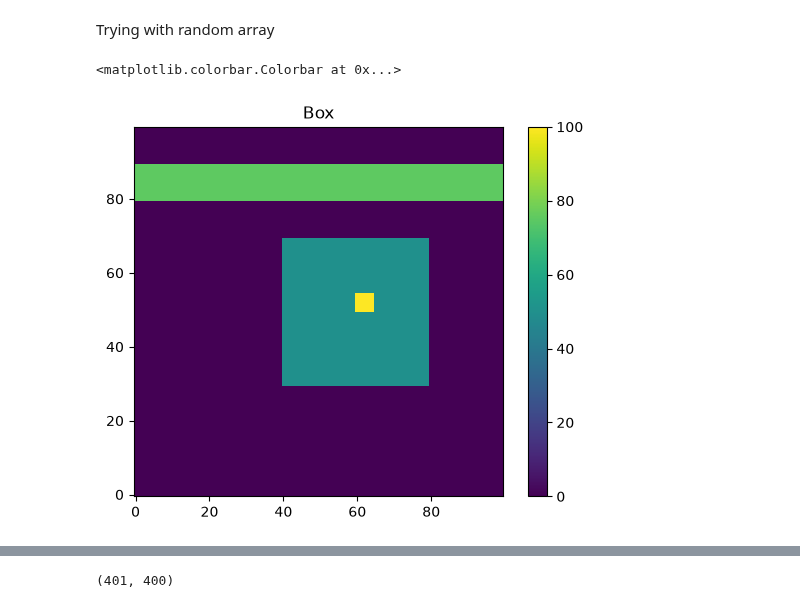
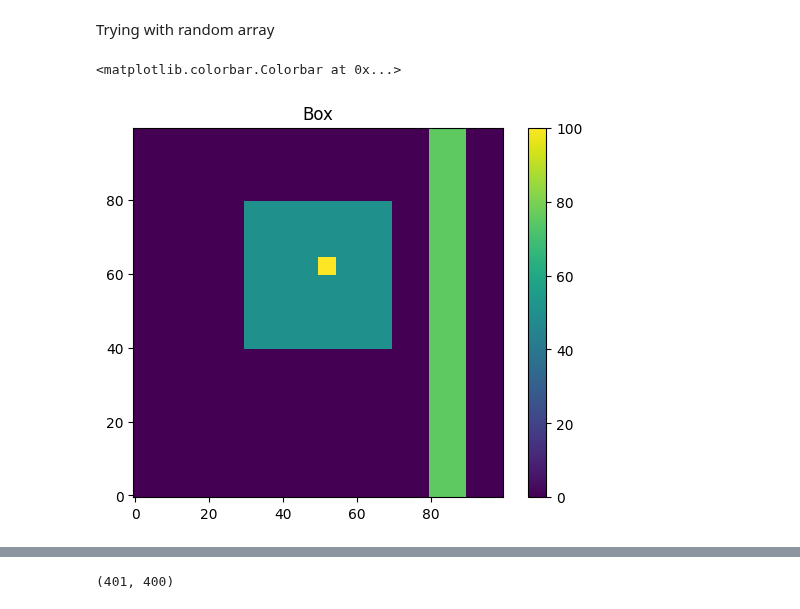
Before and after one commit to imanbeh/csm_pipeline, a Jupyter notebook: data_validation/data_val_azimuthal_radial.ipynb, the cells around one changed output, grey strips where cells are left out. Cells and saved outputs as stored; diff of their text form; code cells hidden in the pictures.

```diff
--- a/data_validation/data_val_azimuthal_radial.ipynb
+++ b/data_validation/data_val_azimuthal_radial.ipynb
@@ -147,31 +158,31 @@ Trying with random array
 # %%
 import numpy as np
 
 # Image dimensions
 width = 100
 height = 100
 
 # Create a NumPy array to represent the image
 image = np.zeros((100, 100))
 
 # Set colors for the eye
 
 # Draw the eye
 image[40:80, 30:70] = 50
 
 # Draw the pupil
 image[60:65, 50:55] = 100
 
 image[0:100, 80:90] = 75
 
 
 # Save the image
-plt.imshow(image.transpose(),origin = 'lower')
+plt.imshow(image,origin = 'lower')
 plt.title('Box')
 plt.colorbar()
 # %% [output]
 <matplotlib.colorbar.Colorbar at 0x...>
-[figure, old version]
+[figure, new version]
 # %%
 x=y=np.linspace(0,99,100)
 new_image_vals = RectBivariateSpline(x,y,image.T)
```
Also changed, not shown: parts of 26 cells of this notebook.
